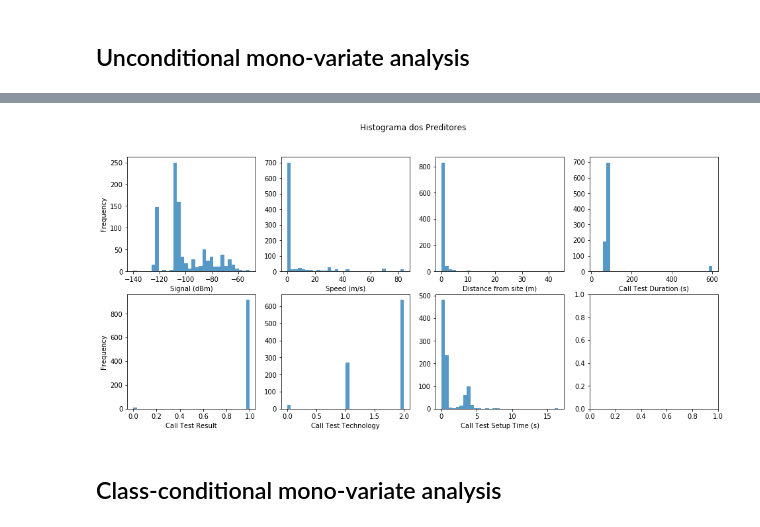
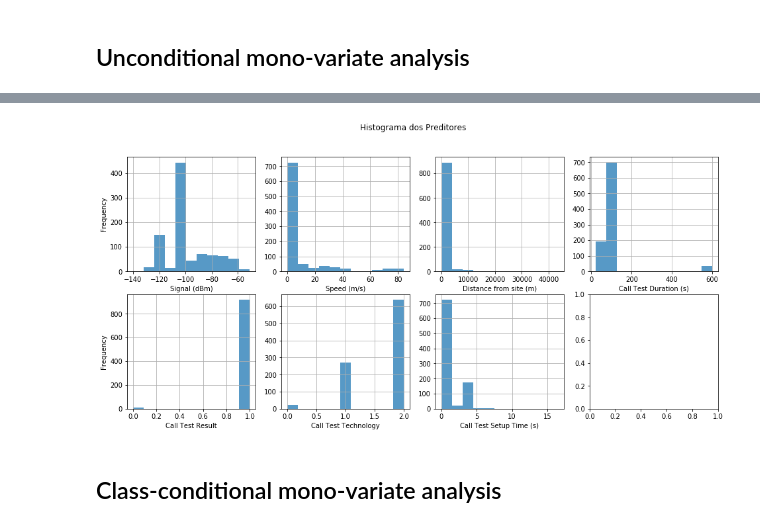
Before and after one commit to ezequiasjunior/ica2019.2, a Jupyter notebook: data_preprocess.ipynb, the cells around one changed output, grey strips where cells are left out. Saved outputs shown, nothing was run; the diff lists cells and outputs as text; code cells hidden in the pictures.

Commit message:
Class Conditional monovar - R like hist bins

```diff
--- a/data_preprocess.ipynb
+++ b/data_preprocess.ipynb
@@ -33,13 +30,14 @@ unc_monovar
 # %%
 fig, ax = plt.subplots(2, 4, figsize=(16, 7))
 ax = ax.ravel()
 fig.suptitle('Histograma dos Preditores')
 for i in range(1, 8):
+    ax[i-1].grid()
     ax[i-1].set_xlabel(datahw01.columns[i])
     ax[0].set_ylabel('Frequency')
     ax[4].set_ylabel('Frequency')
-    ax[i-1].hist(datahw01.iloc[:, i], bins=32, alpha=.75)
+    ax[i-1].hist(datahw01.iloc[:, i], bins='sturges', alpha=.75)
 # %% [output]
-[figure, old version]
+[figure, new version]
 # %% [markdown]
 ## Class-conditional mono-variate analysis
```
Also changed, not shown: parts of 8 cells of this notebook.
